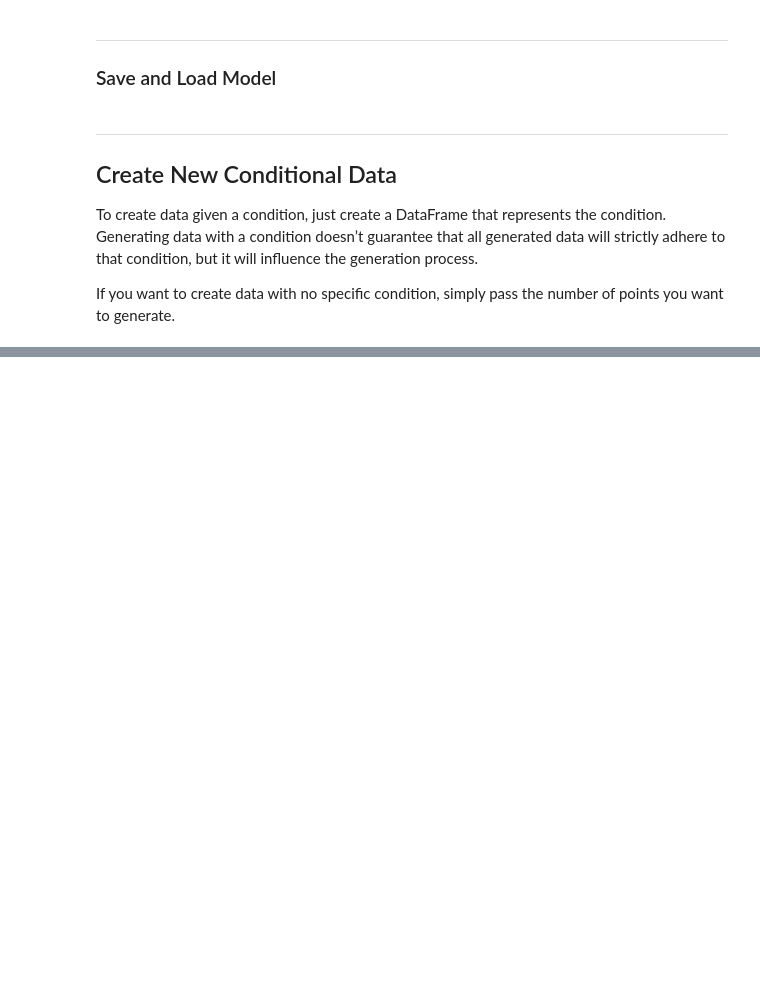
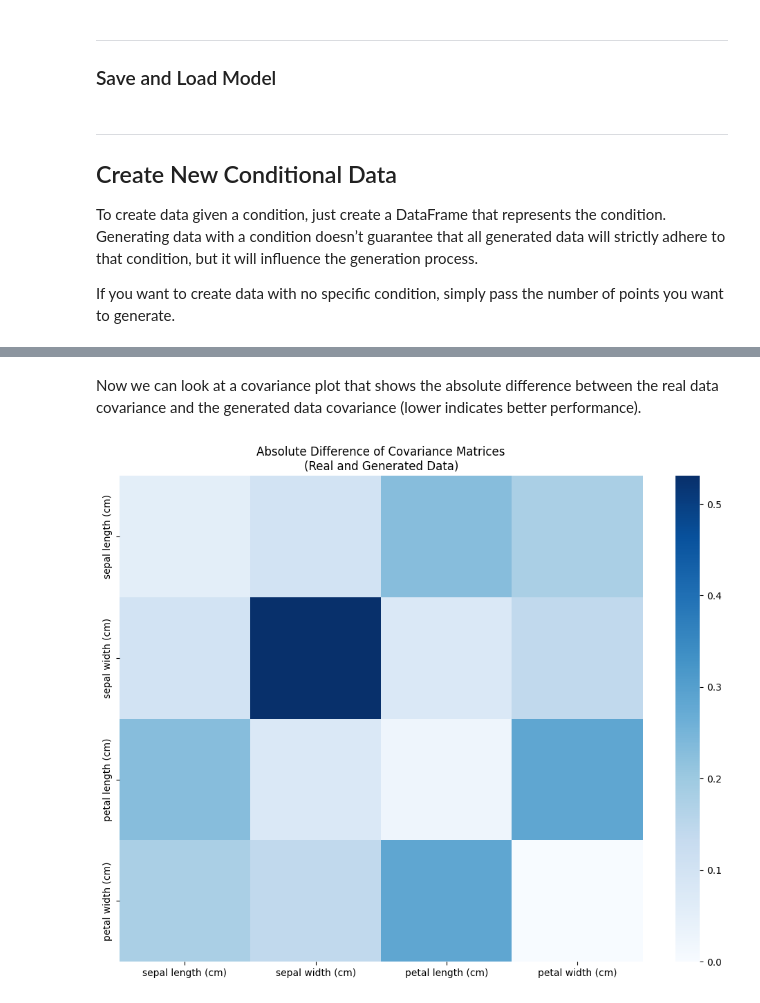
Before and after one commit to ZanderNic/TabDataGAN, a Jupyter notebook: tutorials/basic_example.ipynb, the cells around one changed output, grey strips where cells are left out. Saved outputs shown, nothing was run; the diff lists cells and outputs as text; code cells hidden in the pictures; blank space fills up the shorter version.

```diff
--- a/tutorials/basic_example.ipynb
+++ b/tutorials/basic_example.ipynb
@@ -131,0 +140,6 @@ print(mean_rfc)
+# %% [markdown]
+Now we can look at a covariance plot that shows the absolute difference between the real data covariance and the generated data covariance (lower indicates better performance).
+# %%
+benchmark.absCovPlot(df, syn_df, cat_cols=["target"]);
+# %% [output]
+[figure, added]
```
Also changed, not shown: parts of 9 cells of this notebook, 22 other files.
